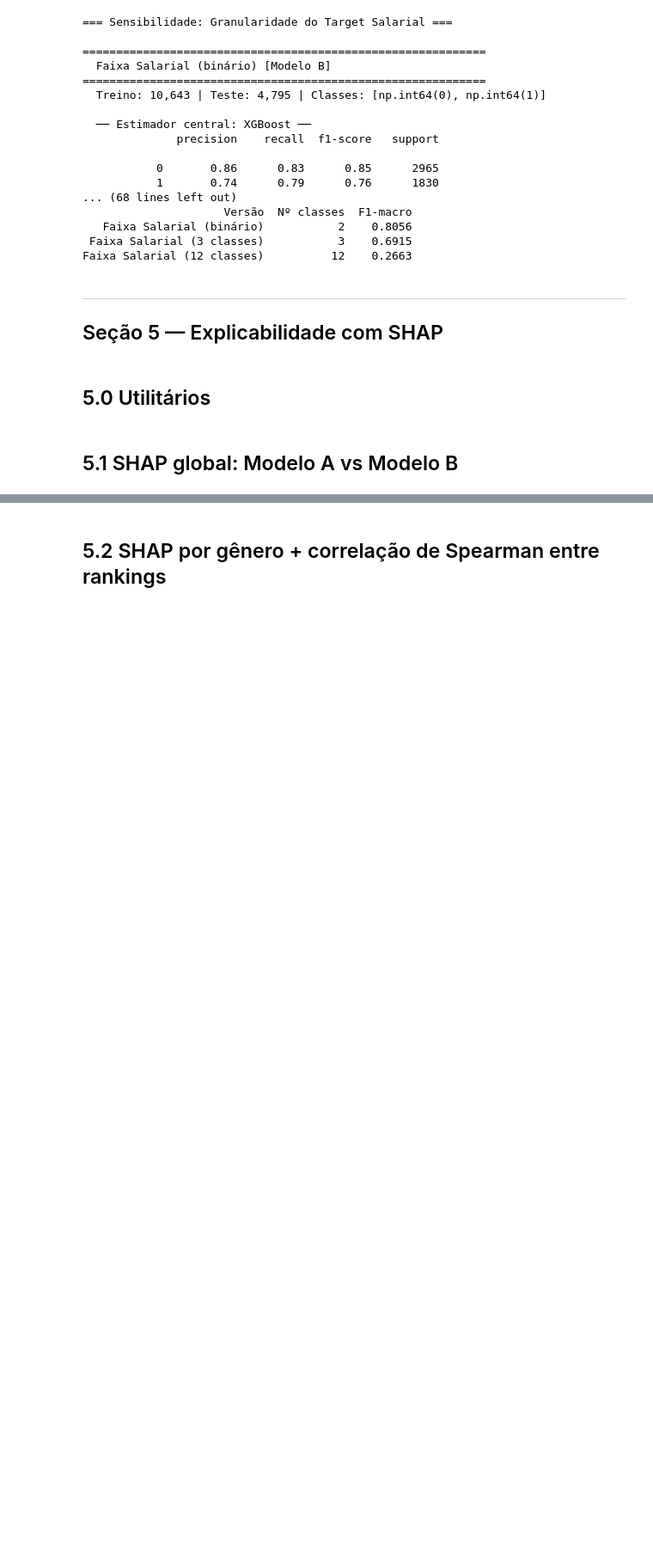
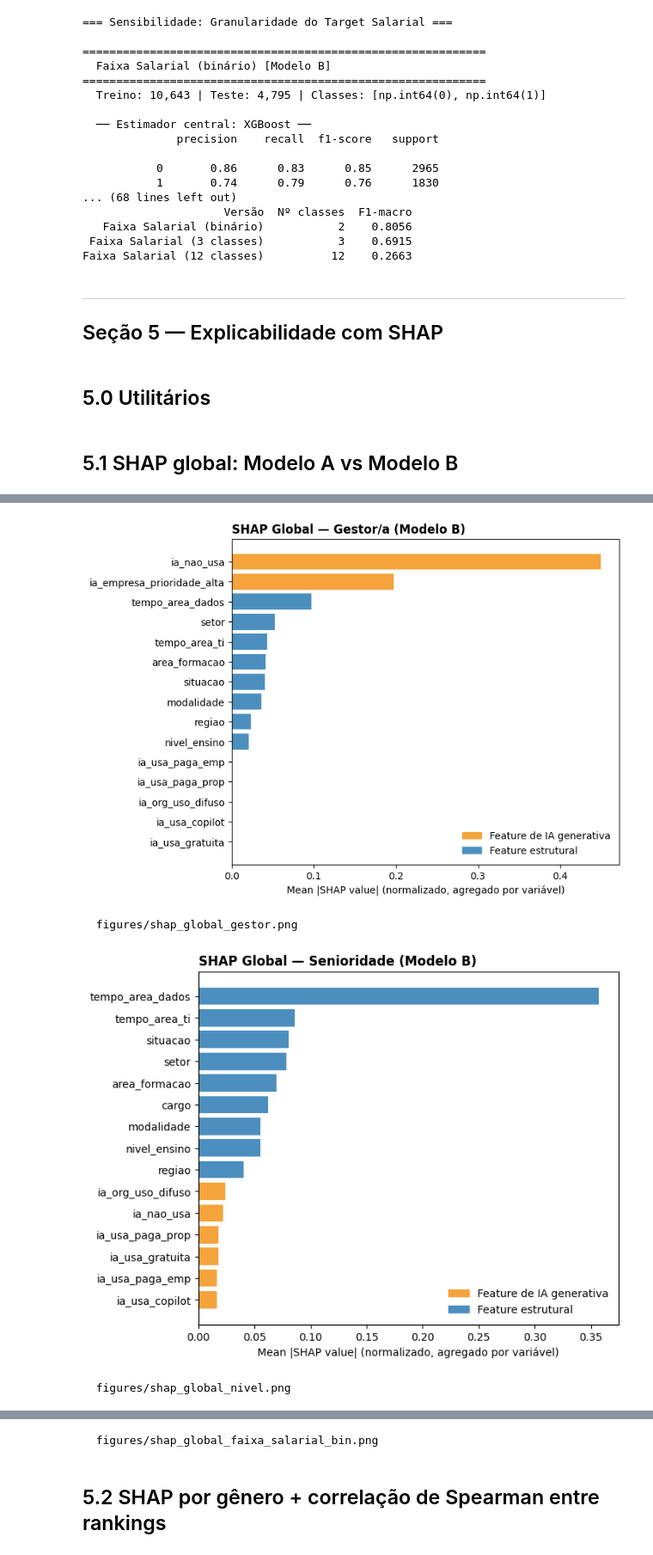
Before and after one commit to julliebelmonte/stateofdata, a Jupyter notebook: state_of_data_genero_v2.ipynb, the cells around one changed output, grey strips where cells are left out. Shown at 86% size. Cells and saved outputs as stored; diff of their text form; code cells hidden in the pictures; blank space fills up the shorter version.

```diff
--- a/state_of_data_genero_v2.ipynb
+++ b/state_of_data_genero_v2.ipynb
@@ -1908,5 +1915,19 @@ Faixa Salarial (12 classes)          12    0.2663
 def clean_feat_name(name: str, max_len: int = 40) -> str:
     name = name.replace('cat__', '').replace('num__', '')
     return name[:max_len] + '...' if len(name) > max_len else name
+# %%
+def build_feature_group_map(pre: ColumnTransformer) -> list:
+
+    mapping = []
+    for name, trans, cols in pre.transformers_:
+        if name == 'remainder':
+            continue
+        if name == 'num':
+            mapping.extend(cols)
+        elif name == 'cat':
+            ohe = trans.named_steps['ohe']
+            for col, cats in zip(cols, ohe.categories_):
+                mapping.extend([col] * len(cats))
+    return mapping
 # %%
 def compute_shap(pipe, X: pd.DataFrame, max_samples: int = 200):
@@ -2041,0 +1999,25 @@ for target in TARGETS_CENTRAIS:
+# %%
+shap_cache = {}
+
+for target in TARGETS_CENTRAIS:
+    safe = target.replace(' ', '_')
+    for key, results in [('A', results_A), ('B', results_B)]:
+        try:
+            r      = results[target]
+            ms, fn = compute_shap(r['pipe'], r['X_te'])
+            shap_cache[f'{key}_{target}'] = (ms, fn)
+        except Exception as e:
+            print(f'  SHAP Modelo {key}/{target}: {e}')
+
+    # Visão global: só o Modelo B (modelo completo) — é o que compõe a narrativa central
+    if f'B_{target}' in shap_cache:
+        ms_b, fn_b = shap_cache[f'B_{target}']
+        plot_shap_bar(ms_b, fn_b,
+                      title=f'SHAP Global — {TARGET_LABELS[target]} (Modelo B)',
+                      fname=f'shap_global_{safe}.png',
+                      highlight_ia=True)
+# %% [output]
+[figure, added]
+  figures/shap_global_gestor.png
+[figure, added]
+  figures/shap_global_nivel.png
@@ -2042,3 +2025,4 @@ for target in TARGETS_CENTRAIS:
+  figures/shap_global_faixa_salarial_bin.png
 # %% [markdown]
 ## 5.2 SHAP por gênero + correlação de Spearman entre rankings
 # %%
```
Also changed, not shown: parts of 13 cells of this notebook, 12 other files.
